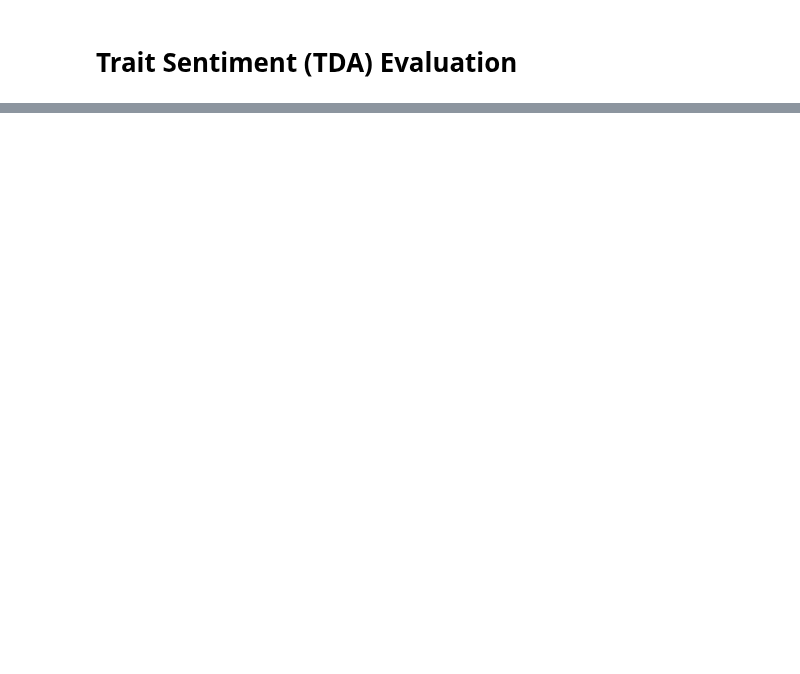
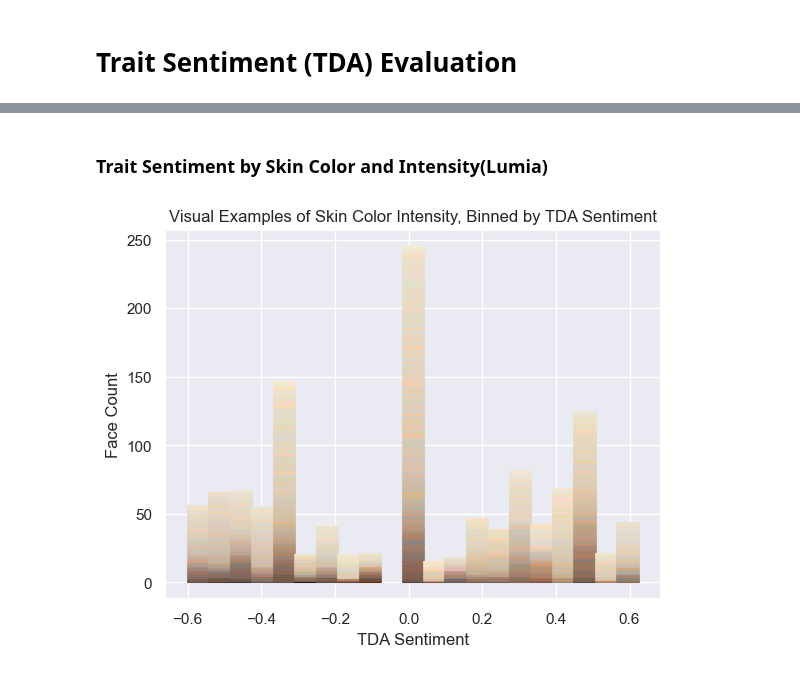
Before and after one commit to TRSS-Research/SAAC, a Jupyter notebook: notebooks/evaluation/Evaluate Results.ipynb, the cells around one changed output, grey strips where cells are left out. Saved outputs shown, nothing was run; the diff lists cells and outputs as text; code cells hidden in the pictures; blank space fills up the shorter version.

```diff
--- a/notebooks/evaluation/Evaluate Results.ipynb
+++ b/notebooks/evaluation/Evaluate Results.ipynb
@@ -71,0 +75,12 @@ sns.displot(data=tda_res, x="tda_compound", hue="gender_detected_val", kind="kde
+# %% [markdown]
+### Trait Sentiment by Skin Color and Intensity(Lumia)
+# %%
+# Mostly just a visual test of intensity sorting per sentiment bin
+rgb_histogram(tda_res,'tda_compound',
+              'skincolor',
+              n_bins=21,
+              x_label='TDA Sentiment',
+              y_label='Face Count',
+              title='Visual Examples of Skin Color Intensity, Binned by TDA Sentiment')
+# %% [output]
+[figure, added]
```
Also changed, not shown: parts of 32 cells of this notebook.
